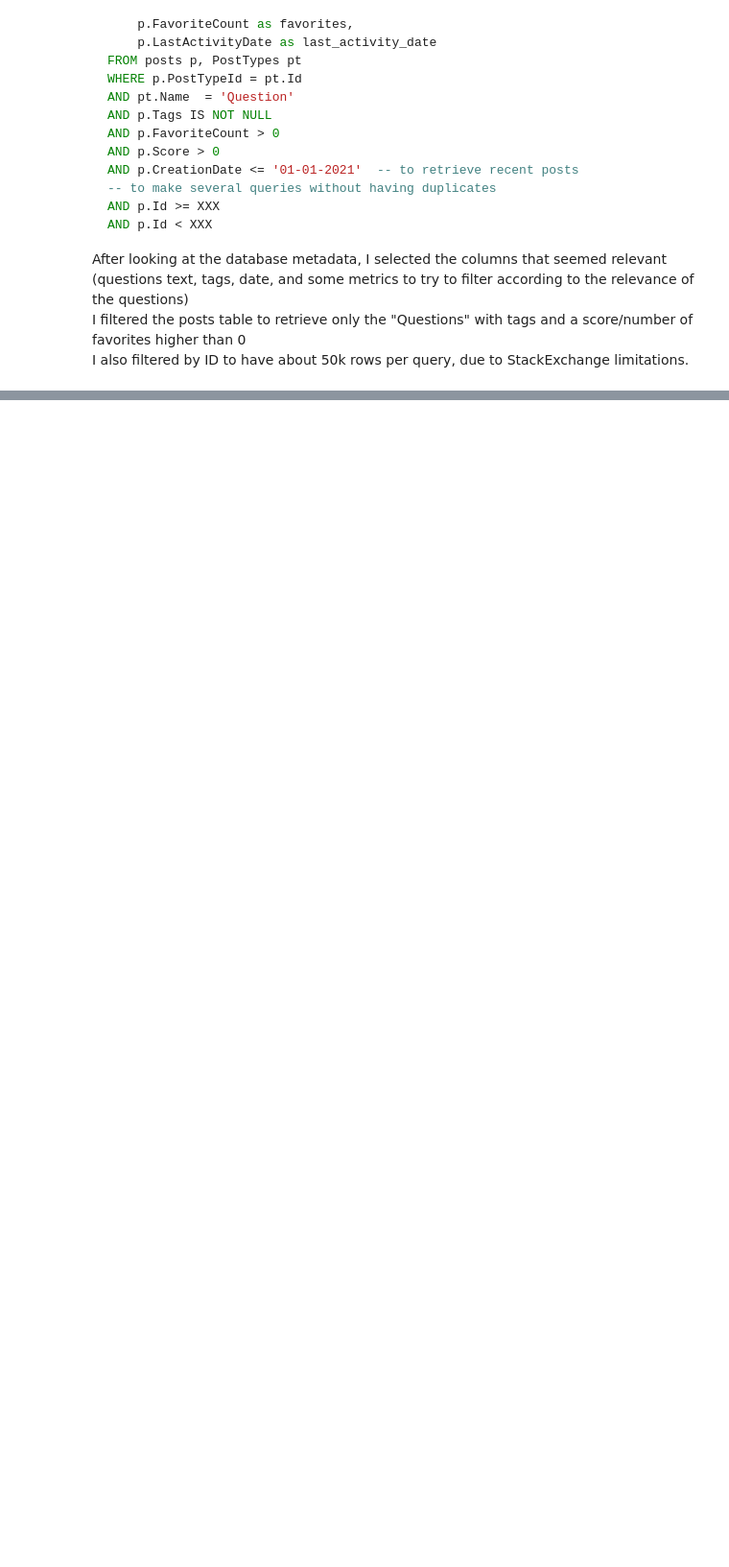
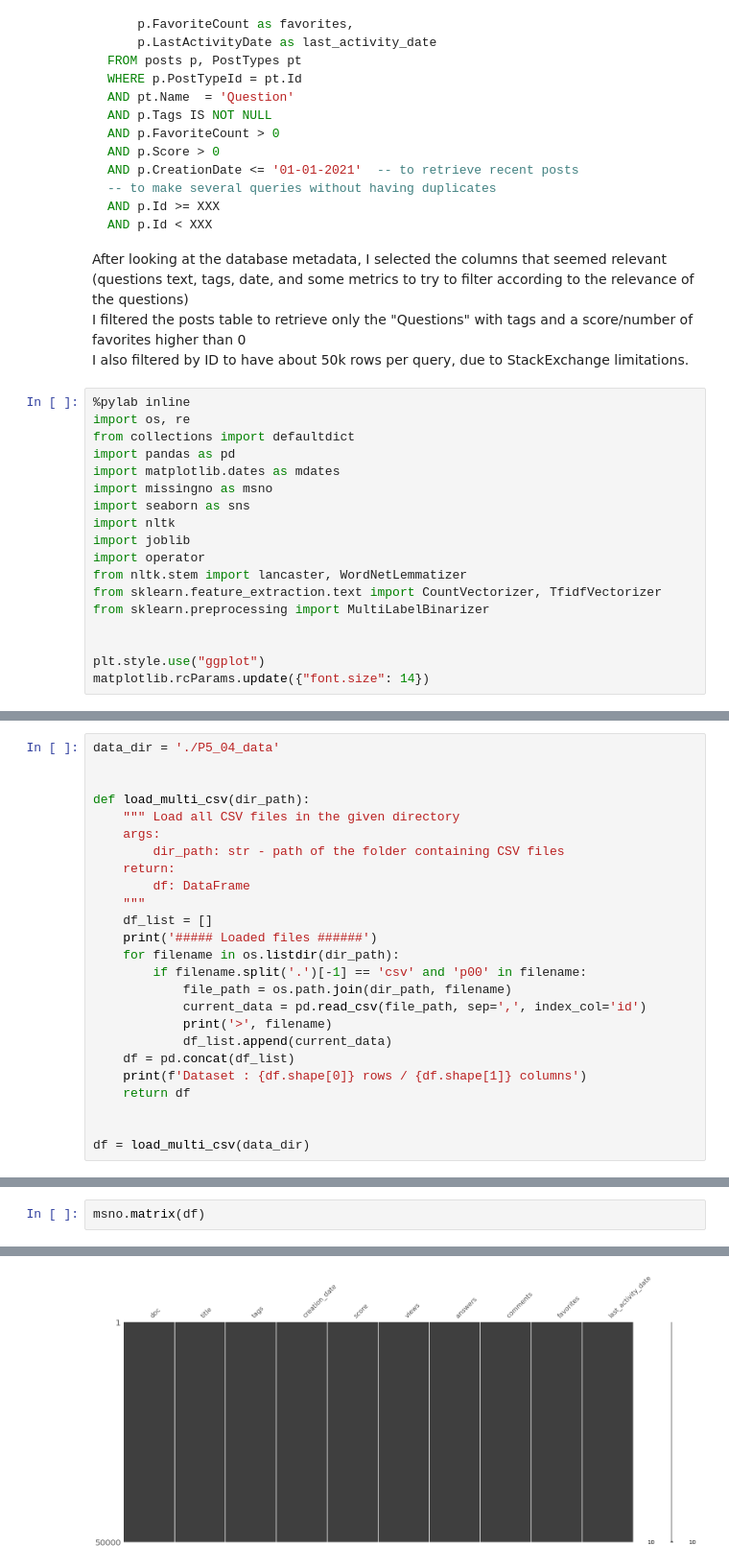
Before and after one commit to FlorianFormentini/OC_IML_P5_TagSuggestionSystem, a Jupyter notebook: P5_01_EDA.ipynb, the cells around one changed output, grey strips where cells are left out. Shown at 96% size. Cells and saved outputs as stored; diff of their text form; blank space fills up the shorter version.

Commit message:
EDA notebook: import, cleaning, eda, vectorization

```diff
--- a/P5_01_EDA.ipynb
+++ b/P5_01_EDA.ipynb
@@ -34,3 +36,21 @@ AND p.Id < XXX
 After looking at the database metadata, I selected the columns that seemed relevant (questions text, tags, date, and some metrics to try to filter according to the relevance of the questions)
 I filtered the posts table to retrieve only the "Questions" with tags and a score/number of favorites higher than 0
 I also filtered by ID to have about 50k rows per query, due to StackExchange limitations.
+# %%
+%pylab inline
+import os, re
+from collections import defaultdict
+import pandas as pd
+import matplotlib.dates as mdates
+import missingno as msno
+import seaborn as sns
+import nltk
+import joblib
+import operator
+from nltk.stem import lancaster, WordNetLemmatizer
+from sklearn.feature_extraction.text import CountVectorizer, TfidfVectorizer
+from sklearn.preprocessing import MultiLabelBinarizer
+
+
+plt.style.use("ggplot")
+matplotlib.rcParams.update({"font.size": 14})
@@ -36,0 +62,25 @@ I also filtered by ID to have about 50k rows per query, due to StackExchange lim
+# %%
+data_dir = './P5_04_data'
+
+
+def load_multi_csv(dir_path):
+    """ Load all CSV files in the given directory
+    args:
+        dir_path: str - path of the folder containing CSV files
+    return:
+        df: DataFrame
+    """
+    df_list = []
+    print('##### Loaded files ######')
+    for filename in os.listdir(dir_path):
+        if filename.split('.')[-1] == 'csv' and 'p00' in filename:
+            file_path = os.path.join(dir_path, filename)
+            current_data = pd.read_csv(file_path, sep=',', index_col='id')
+            print('>', filename)
+            df_list.append(current_data)
+    df = pd.concat(df_list)
+    print(f'Dataset : {df.shape[0]} rows / {df.shape[1]} columns')
+    return df
+
+
+df = load_multi_csv(data_dir)
@@ -36,0 +124,3 @@ I also filtered by ID to have about 50k rows per query, due to StackExchange lim
+# %%
+msno.matrix(df)
+# %% [output]
@@ -36,0 +128 @@ I also filtered by ID to have about 50k rows per query, due to StackExchange lim
+[figure, added]
```
Also changed, not shown: parts of 67 cells of this notebook.
